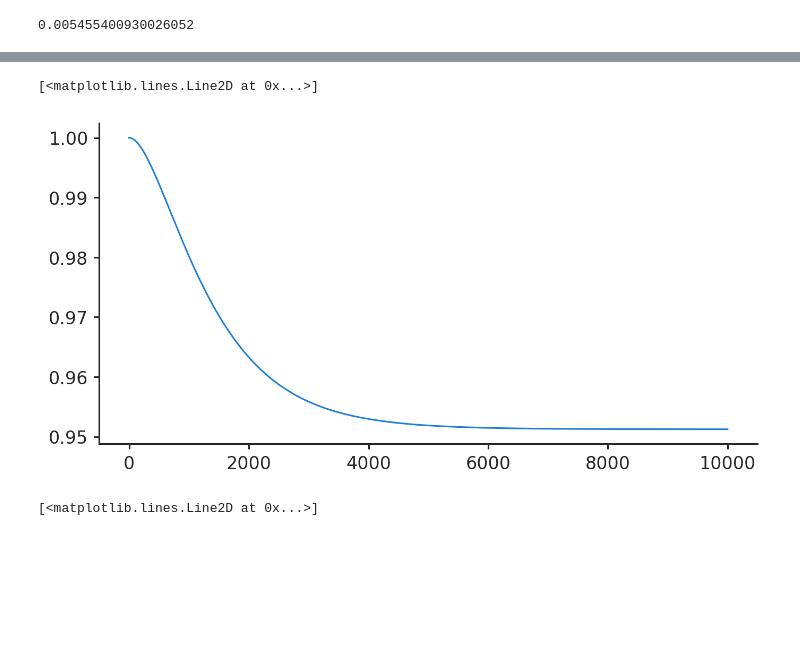
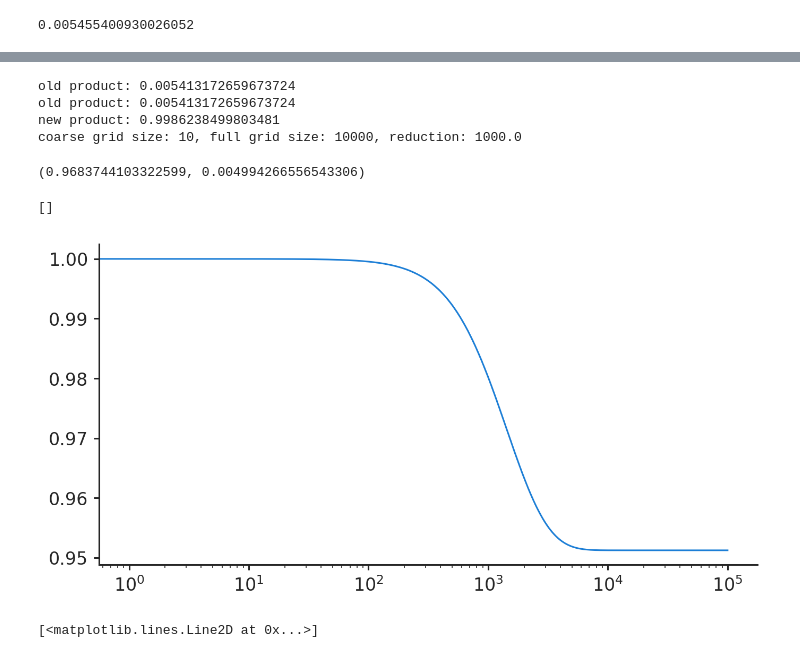
Before and after one commit to vsbuffalo/bprime, a Jupyter notebook: notebooks/region_simulations.ipynb, the cells around one changed output, grey strips where cells are left out. Saved outputs shown, nothing was run; the diff lists cells and outputs as text; code cells hidden in the pictures; blank space fills up the shorter version.

Commit message:
new rescaled B code

```diff
--- a/notebooks/region_simulations.ipynb
+++ b/notebooks/region_simulations.ipynb
@@ -167,0 +261,15 @@ Qr_sum(100, 1e-8, 1e-9, 1e-3), Qr_fixed(100, 1e-8, 1e-9, 1e-3), Qr_asymp(1e-8, 1
+# %%
+def Ne_t_log(N, V, Vm, rf, max_iter=10000):
+    upper = int(np.log(max_iter+1))
+    k = Vm/V
+    a = (1-rf)*(1-k)
+    tot = 0
+    for z in np.arange(upper):
+        i = np.arange(0, z)
+        Q = (1-a**(np.exp(i)-1)) / (1-a)
+        inner = np.exp(i + V/2 * Q**2)
+        tot += np.exp(z - 1/(2*N) * np.sum(inner))
+    return tot/2
+
+r = 1e-8
+Ne_t_log(1000, V, Vm, r), Ne_t(100000, 1000, V, Vm, r)
@@ -229,0 +449,24 @@ coarse grid size: 100, reduction: 100.0
+# %%
+def Ne_t_log_rescaled(T, N, V, Vm, rf):
+    coarse_grid = np.logspace(0, np.log10(T), int(T/N))
+    coal_rate = lambda w: 0.5/N *np.exp(V/2 * Qr_fixed(np.exp(w), V, Vm, rf)**2)
+
+    Ne_sum = 0
+    prod_sum = 0
+    delta = coarse_grid[1] - coarse_grid[0]
+    for w in coarse_grid:
+        w = np.log10(w)
+        prod_sum += coal_rate(w) * np.exp(-w)
+        Ne_sum += np.exp(-prod_sum)
+    print(f"new product: {np.exp(-prod_sum)}")
+    n = coarse_grid.shape[0]
+    print(f"coarse grid size: {n}, full grid size: {T}, reduction: {T/n}")
+    return Ne_sum/2
+
+Ne_t(T, N, V, Vm, r)/N, Ne_t_log_rescaled(T, N, V, Vm, r)/N
+# %% [output]
+old product: 0.005413172659673724
+old product: 0.005413172659673724
+new product: 0.9986238499803481
+coarse grid size: 10, full grid size: 10000, reduction: 1000.0
+(0.9683744103322599, 0.004994266556543306)
@@ -230,10 +478,11 @@ coarse grid size: 100, reduction: 100.0
 # %%
-fine_grid = np.arange(0, T)
+fine_grid = np.arange(0, 10*T)
 
 plt.plot(fine_grid, np.exp(-V/2 * Qr_fixed(fine_grid, V, Vm, r)**2))
+plt.semilogx()
 # %% [output]
-[<matplotlib.lines.Line2D at 0x...>]
+[]
-[figure, old version]
+[figure, new version]
 # %%
 plt.plot(np.cumsum(np.exp(-V/2 * Qr_fixed(fine_grid, V, Vm, r)**2)))
 # %% [output]
```
Also changed, not shown: parts of 20 cells of this notebook, 4 other files.
